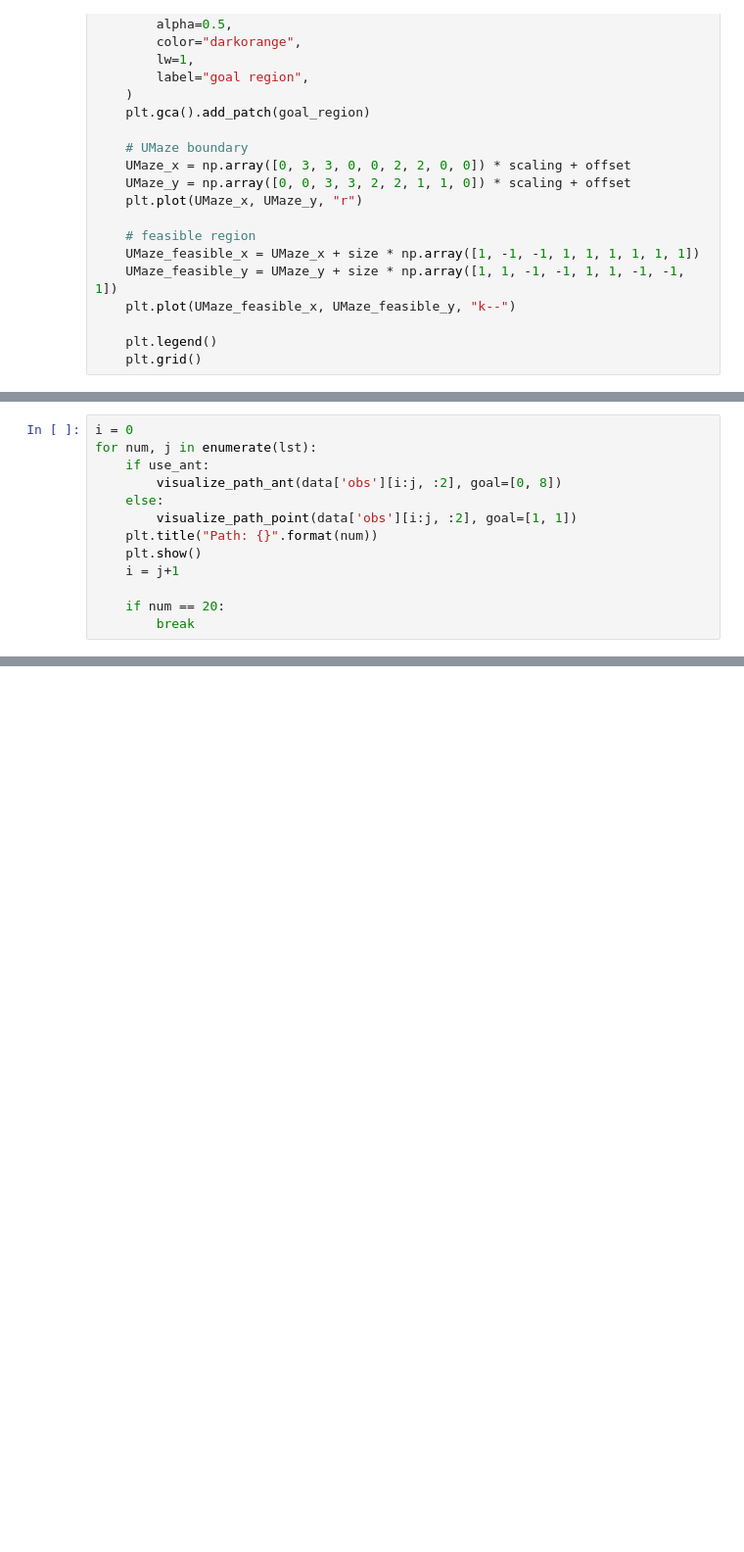
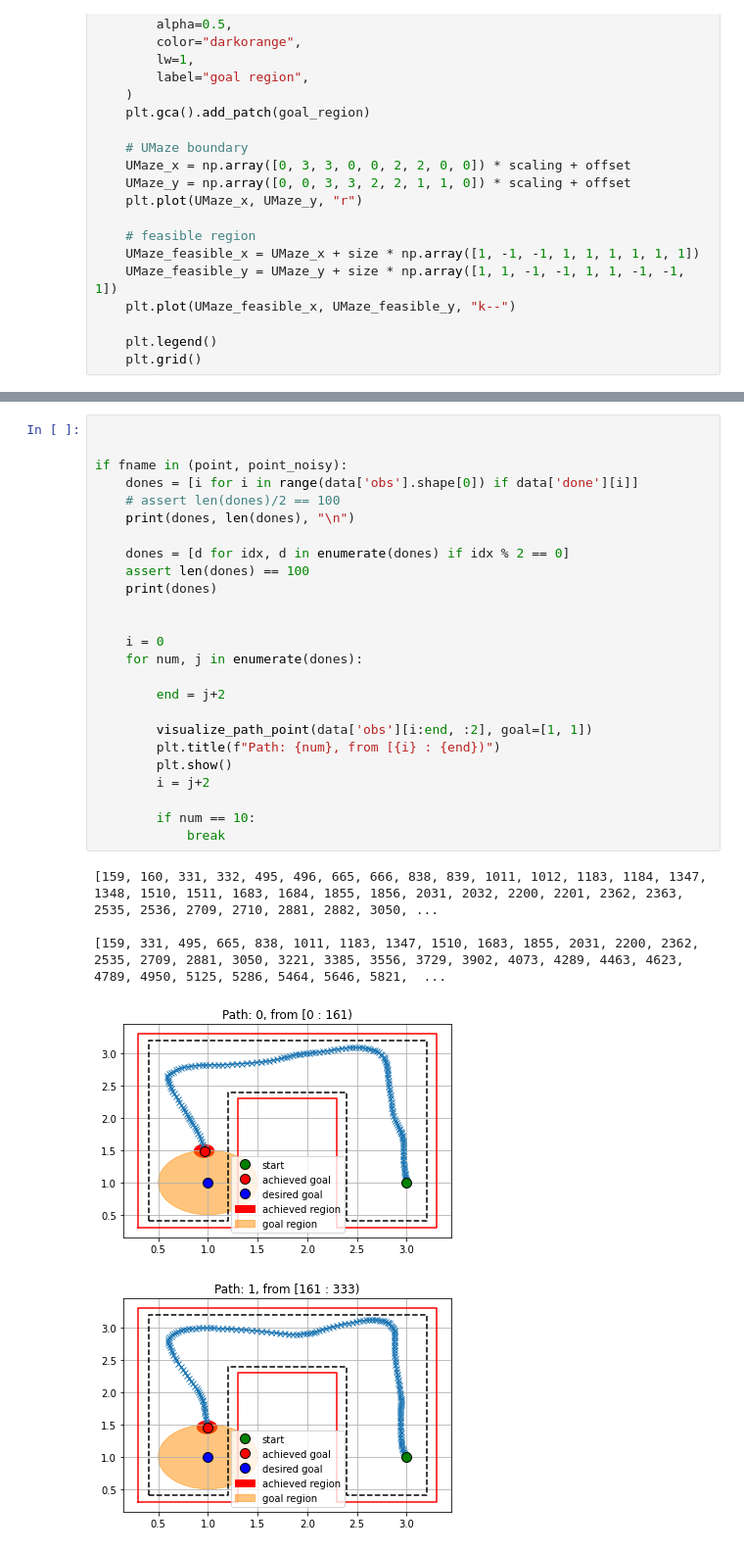
Before and after one commit to tianyudwang/irl_rrt, a Jupyter notebook: irl/scripts/visualize_dataset.ipynb, the cells around one changed output, grey strips where cells are left out. Shown at 98% size. Cells and saved outputs as stored; diff of their text form; blank space fills up the shorter version.

```diff
--- a/irl/scripts/visualize_dataset.ipynb
+++ b/irl/scripts/visualize_dataset.ipynb
@@ -219,13 +212,0 @@ assert len(lst) == 100
-# %%
-i = 0
-for num, j in enumerate(lst):
-    if use_ant:
-        visualize_path_ant(data['obs'][i:j, :2], goal=[0, 8])
-    else:
-        visualize_path_point(data['obs'][i:j, :2], goal=[1, 1])
-    plt.title("Path: {}".format(num))
-    plt.show()
-    i = j+1
-
-    if num == 20:
-        break
@@ -245,0 +245,31 @@ for num, j in enumerate(lst):
+# %%
+
+
+if fname in (point, point_noisy):
+    dones = [i for i in range(data['obs'].shape[0]) if data['done'][i]]
+    # assert len(dones)/2 == 100
+    print(dones, len(dones), "\n")
+
+    dones = [d for idx, d in enumerate(dones) if idx % 2 == 0]
+    assert len(dones) == 100
+    print(dones)
+
+
+    i = 0
+    for num, j in enumerate(dones):
+
+        end = j+2
+
+        visualize_path_point(data['obs'][i:end, :2], goal=[1, 1])
+        plt.title(f"Path: {num}, from [{i} : {end})")
+        plt.show()
+        i = j+2
+
+        if num == 10:
+            break
+# %% [output]
+[159, 160, 331, 332, 495, 496, 665, 666, 838, 839, 1011, 1012, 1183, 1184, 1347, 1348, 1510, 1511, 1683, 1684, 1855, 1856, 2031, 2032, 2200, 2201, 2362, 2363, 2535, 2536, 2709, 2710, 2881, 2882, 3050, ...
+
+[159, 331, 495, 665, 838, 1011, 1183, 1347, 1510, 1683, 1855, 2031, 2200, 2362, 2535, 2709, 2881, 3050, 3221, 3385, 3556, 3729, 3902, 4073, 4289, 4463, 4623, 4789, 4950, 5125, 5286, 5464, 5646, 5821,  ...
+[figure, added]
+[figure, added]
```
Also changed, not shown: parts of 18 cells of this notebook.
